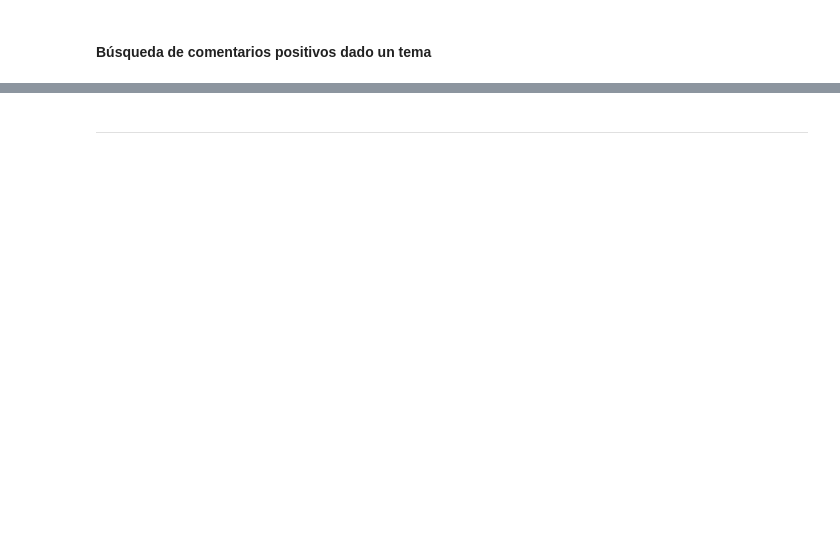
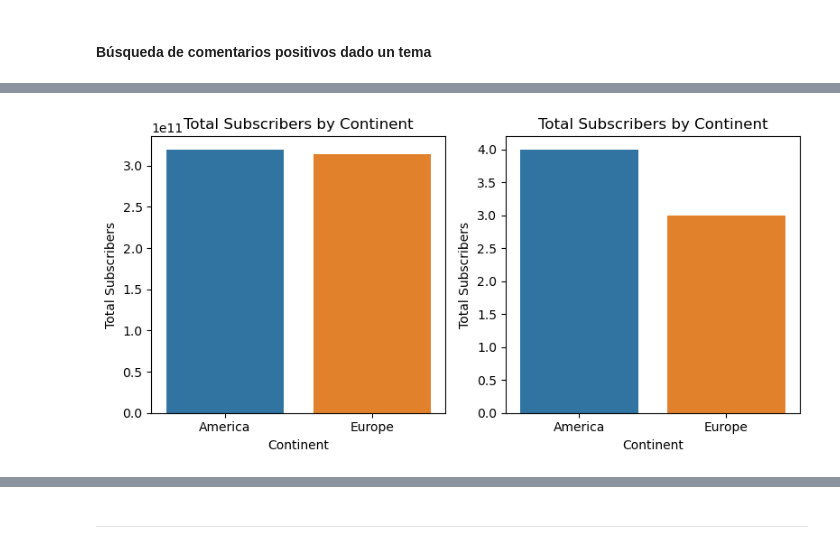
Before and after one commit to Mariogarber/Hackathon_GESTDB, a Jupyter notebook: results/Results.ipynb, the cells around one changed output, grey strips where cells are left out. Saved outputs shown, nothing was run; the diff lists cells and outputs as text; code cells hidden in the pictures; blank space fills up the shorter version.

```diff
--- a/results/Results.ipynb
+++ b/results/Results.ipynb
@@ -746,0 +1497,87 @@ VIDEOS SIMILARES:
+# %%
+query = """
+PREFIX wd:   <http://www.wikidata.org/entity/>
+PREFIX wdt:  <http://www.wikidata.org/prop/direct/>
+PREFIX owl:  <http://www.w3.org/2002/07/owl#>
+PREFIX rdfs: <http://www.w3.org/2000/01/rdf-schema#>
+
+SELECT ?continentGroup
+       (COUNT(DISTINCT ?channel) AS ?numChannels)
+       (SUM(?subs) AS ?totalSubscribers)
+WHERE {
+  # --- Datos locales (canales) ---
+  ?channel a wd:Q17558136 ;
+           owl:sameAs ?wikidataEntity ;
+           wdt:P3744 ?subs .          # Número de suscriptores (ajústalo si tu propiedad local es otra)
+  FILTER(STRSTARTS(STR(?wikidataEntity), "http://www.wikidata.org/entity/"))
+
+  # --- Enriquecimiento federado en Wikidata ---
+  SERVICE <https://query.wikidata.org/sparql> {
+    # País/nacionalidad del canal o de su presentador
+    OPTIONAL { ?wikidataEntity wdt:P27 ?citizen . }      # Canal persona
+    OPTIONAL { ?wikidataEntity (wdt:P17|wdt:P495|wdt:P159) ?country . }  # Canal organización
+
+    # Presentador/creador
+    OPTIONAL {
+      ?wikidataEntity (wdt:P175|wdt:P371|wdt:P170) ?presenter .
+      OPTIONAL { ?presenter wdt:P27 ?presenterCountry . }  # Nacionalidad del presentador
+    }
+
+    # Obtener un país final en orden de prioridad
+    BIND(COALESCE(?presenterCountry, ?citizen, ?country) AS ?finalCountry)
+
+    # Obtener el continente de ese país
+    OPTIONAL { ?finalCountry wdt:P30 ?continent . }
+  }
+
+  # --- Clasificación del continente ---
+  BIND(
+    IF(?continent IN (wd:Q46, wd:Q458, wd:Q27468), "Europe",
+      IF(?continent IN (wd:Q18, wd:Q49, wd:Q15, wd:Q538), "America", "Other")
+    ) AS ?continentGroup
+  )
+
+  FILTER(?continentGroup IN ("Europe", "America"))
+}
+GROUP BY ?continentGroup
+ORDER BY ?continentGroup
+"""
+
+sparql.setQuery(query)
+results = sparql.query().convert()
+
+# Convert results to DataFrame
+data = []
+for result in results["results"]["bindings"]:
+  continent = result["continentGroup"]["value"]
+  num_channels = int(result["numChannels"]["value"])
+  total_subs = int(result["totalSubscribers"]["value"])
+  data.append({
+    "Continent": continent,
+    "Channels": num_channels,
+    "Subscribers": total_subs
+  })
+
+df_subs = pd.DataFrame(data)
+
+# Plot total subscribers by continent
+plt.figure(figsize=(8, 4))
+plt.subplot(1, 2, 1)
+sns.barplot(x="Continent", y="Subscribers", data=df_subs)
+plt.xlabel("Continent")
+plt.ylabel("Total Subscribers")
+plt.tight_layout()
+plt.title("Total Subscribers by Continent")
+plt.subplot(1, 2, 2)
+sns.barplot(x="Continent", y="Channels", data=df_subs)
+plt.xlabel("Continent")
+plt.ylabel("Total Subscribers")
+plt.title("Total Subscribers by Continent")
+plt.tight_layout()
+plt.show()
+
+# Print the results
+for result in results["results"]["bindings"]:
+  print(result["continentGroup"]["value"], "|", result["numChannels"]["value"], "|", result["totalSubscribers"]["value"])
+# %% [output]
+[figure, added]
```
Also changed, not shown: parts of 44 cells of this notebook.
